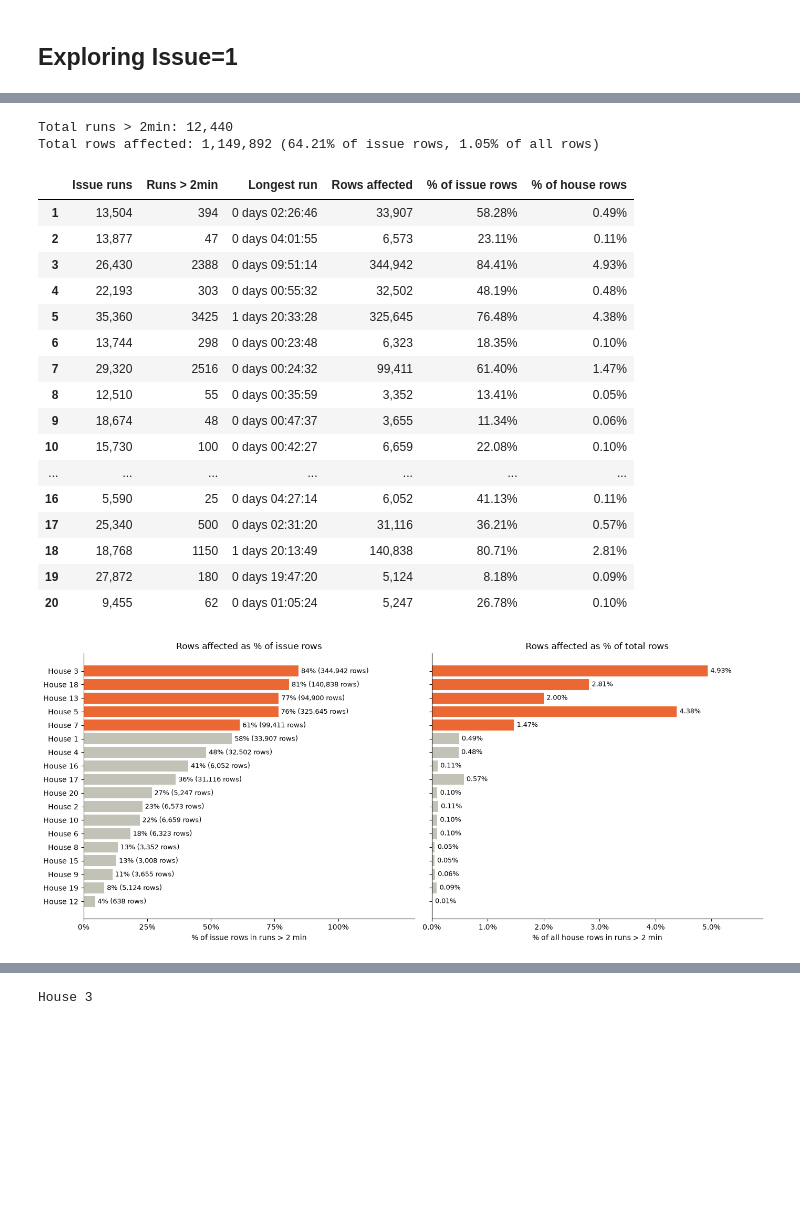
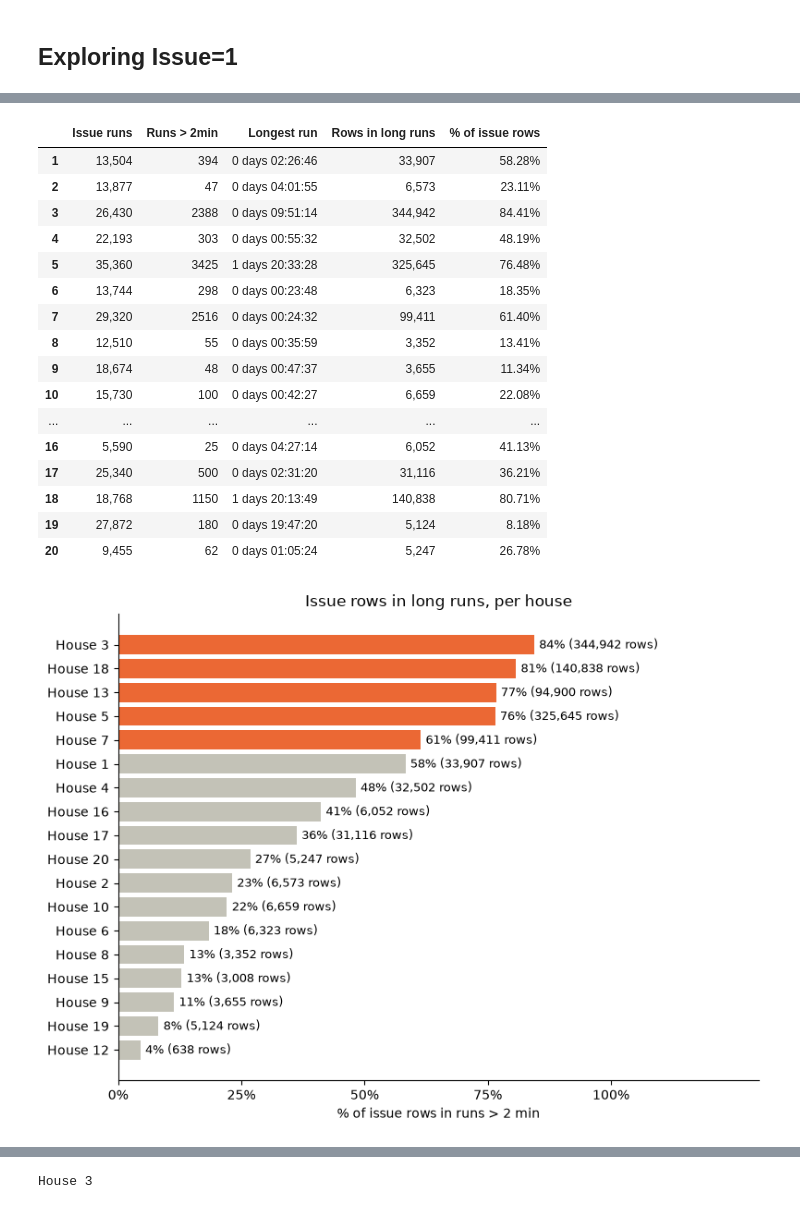
Before and after one commit to rulezcasa/nilm-moment, a Jupyter notebook: EDA.ipynb, the cells around one changed output, grey strips where cells are left out. Saved outputs shown, nothing was run; the diff lists cells and outputs as text; code cells hidden in the pictures; blank space fills up the shorter version.

```diff
--- a/EDA.ipynb
+++ b/EDA.ipynb
@@ -195,72 +195,51 @@ for house_id, house_data in house_data_map.items():
         "Issue runs": len(runs),
         "Runs > 2min": len(long_runs),
         "Longest run": runs["duration"].max(),
-        "Rows affected": int(long_runs["rows"].sum()),
+        "Rows in long runs": int(long_runs["rows"].sum()),
         "% of issue rows": long_runs["rows"].sum() / runs["rows"].sum(),
-        "% of house rows": long_runs["rows"].sum() / len(house_data),
     }
 
 long_run_summary = pd.DataFrame.from_dict(rows, orient="index") # Build dataframe, orient="index" uses dict keys as col names
 
-total_rows = sum(len(house_data_map[h]) for h in long_run_summary.index)
-total_issue_rows = sum(int((house_data_map[h]["Issues"] == 1).sum()) for h in long_run_summary.index)
-print(f"Total runs > 2min: {long_run_summary['Runs > 2min'].sum():,}")
-print(f"Total rows affected: {long_run_summary['Rows affected'].sum():,} "
-      f"({long_run_summary['Rows affected'].sum() / total_issue_rows:.2%} of issue rows, "
-      f"{long_run_summary['Rows affected'].sum() / total_rows:.2%} of all rows)")
-
-long_run_summary.style.format({"% of issue rows": "{:.2%}", "% of house rows": "{:.2%}",
-                               "Rows affected": "{:,}", "Issue runs": "{:,}"})
+long_run_summary.style.format({"% of issue rows": "{:.2%}", "Rows in long runs": "{:,}", "Issue runs": "{:,}"})
 # %% [output]
-Total runs > 2min: 12,440
-Total rows affected: 1,149,892 (64.21% of issue rows, 1.05% of all rows)
-|  | Issue runs | Runs > 2min | Longest run | Rows affected | % of issue rows | % of house rows |
-| 1 | 13,504 | 394 | 0 days 02:26:46 | 33,907 | 58.28% | 0.49% |
-| 2 | 13,877 | 47 | 0 days 04:01:55 | 6,573 | 23.11% | 0.11% |
-| 3 | 26,430 | 2388 | 0 days 09:51:14 | 344,942 | 84.41% | 4.93% |
-| 4 | 22,193 | 303 | 0 days 00:55:32 | 32,502 | 48.19% | 0.48% |
-| 5 | 35,360 | 3425 | 1 days 20:33:28 | 325,645 | 76.48% | 4.38% |
-| 6 | 13,744 | 298 | 0 days 00:23:48 | 6,323 | 18.35% | 0.10% |
-| 7 | 29,320 | 2516 | 0 days 00:24:32 | 99,411 | 61.40% | 1.47% |
-| 8 | 12,510 | 55 | 0 days 00:35:59 | 3,352 | 13.41% | 0.05% |
-| 9 | 18,674 | 48 | 0 days 00:47:37 | 3,655 | 11.34% | 0.06% |
-| 10 | 15,730 | 100 | 0 days 00:42:27 | 6,659 | 22.08% | 0.10% |
-| ... | ... | ... | ... | ... | ... | ... |
-| 16 | 5,590 | 25 | 0 days 04:27:14 | 6,052 | 41.13% | 0.11% |
-| 17 | 25,340 | 500 | 0 days 02:31:20 | 31,116 | 36.21% | 0.57% |
-| 18 | 18,768 | 1150 | 1 days 20:13:49 | 140,838 | 80.71% | 2.81% |
-| 19 | 27,872 | 180 | 0 days 19:47:20 | 5,124 | 8.18% | 0.09% |
-| 20 | 9,455 | 62 | 0 days 01:05:24 | 5,247 | 26.78% | 0.10% |
+|  | Issue runs | Runs > 2min | Longest run | Rows in long runs | % of issue rows |
+| 1 | 13,504 | 394 | 0 days 02:26:46 | 33,907 | 58.28% |
+| 2 | 13,877 | 47 | 0 days 04:01:55 | 6,573 | 23.11% |
+| 3 | 26,430 | 2388 | 0 days 09:51:14 | 344,942 | 84.41% |
+| 4 | 22,193 | 303 | 0 days 00:55:32 | 32,502 | 48.19% |
+| 5 | 35,360 | 3425 | 1 days 20:33:28 | 325,645 | 76.48% |
+| 6 | 13,744 | 298 | 0 days 00:23:48 | 6,323 | 18.35% |
+| 7 | 29,320 | 2516 | 0 days 00:24:32 | 99,411 | 61.40% |
+| 8 | 12,510 | 55 | 0 days 00:35:59 | 3,352 | 13.41% |
+| 9 | 18,674 | 48 | 0 days 00:47:37 | 3,655 | 11.34% |
+| 10 | 15,730 | 100 | 0 days 00:42:27 | 6,659 | 22.08% |
+| ... | ... | ... | ... | ... | ... |
+| 16 | 5,590 | 25 | 0 days 04:27:14 | 6,052 | 41.13% |
+| 17 | 25,340 | 500 | 0 days 02:31:20 | 31,116 | 36.21% |
+| 18 | 18,768 | 1150 | 1 days 20:13:49 | 140,838 | 80.71% |
+| 19 | 27,872 | 180 | 0 days 19:47:20 | 5,124 | 8.18% |
+| 20 | 9,455 | 62 | 0 days 01:05:24 | 5,247 | 26.78% |
 # %%
 TOP_N = 5  # highlight the houses with the highest share of issue rows in long runs
 
 summary = long_run_summary.sort_values("% of issue rows")  # ascending so the highest bar ends up on top
 top_houses = summary.index[-TOP_N:]
 labels = [f"House {h}" for h in summary.index]
 colors = ["#eb6834" if h in top_houses else "#c3c2b7" for h in summary.index]
 
-fig, (ax1, ax2) = plt.subplots(1, 2, figsize=(14, 6), sharey=True)  # same house order in both panels
+fig, ax = plt.subplots(figsize=(8, 6))
 
-# Left: share of each house's issue rows that sit in long runs
-ax1.barh(labels, summary["% of issue rows"], color=colors)
-for i, (v, n) in enumerate(zip(summary["% of issue rows"], summary["Rows affected"])):
-    ax1.text(v + 0.01, i, f"{v:.0%} ({n:,} rows)", va="center", fontsize=9)
-ax1.set(xlabel="% of issue rows in runs > 2 min", xlim=(0, 1.3), xticks=[0, 0.25, 0.5, 0.75, 1],  # extra room on the right for labels
-        title="Rows affected as % of issue rows")
-
-# Right: the same rows as a share of the whole house
-house_share = summary["% of house rows"]
-ax2.barh(labels, house_share, color=colors)
-for i, v in enumerate(house_share):
-    ax2.text(v + house_share.max() * 0.01, i, f"{v:.2%}", va="center", fontsize=9)
-ax2.set(xlabel="% of all house rows in runs > 2 min", xlim=(0, house_share.max() * 1.2),
-        title="Rows affected as % of total rows")
-
-for ax in (ax1, ax2):
-    ax.xaxis.set_major_formatter(PercentFormatter(1))
-    ax.spines[["top", "right"]].set_visible(False)
+# Share of each house's issue rows that sit in long runs
+ax.barh(labels, summary["% of issue rows"], color=colors)
+for i, (v, n) in enumerate(zip(summary["% of issue rows"], summary["Rows in long runs"])):
+    ax.text(v + 0.01, i, f"{v:.0%} ({n:,} rows)", va="center", fontsize=9)
+ax.set(xlabel="% of issue rows in runs > 2 min", xlim=(0, 1.3), xticks=[0, 0.25, 0.5, 0.75, 1],  # extra room on the right for labels
+       title="Issue rows in long runs, per house")
+ax.xaxis.set_major_formatter(PercentFormatter(1))
+ax.spines[["top", "right"]].set_visible(False)
 plt.tight_layout()
 plt.show()
 # %% [output]
-[figure, old version]
+[figure, new version]
 # %% [markdown]
```
Also changed, not shown: parts of 19 cells of this notebook, 1 other file.
